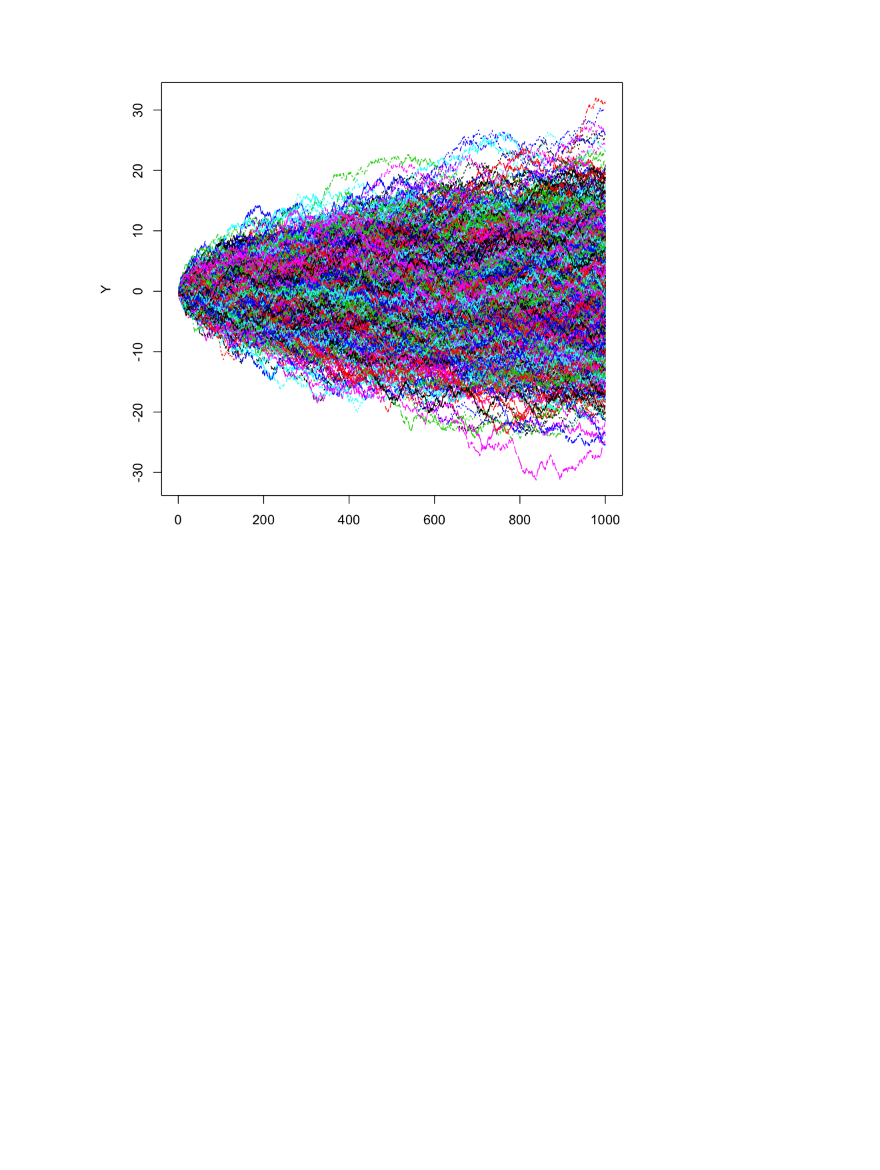
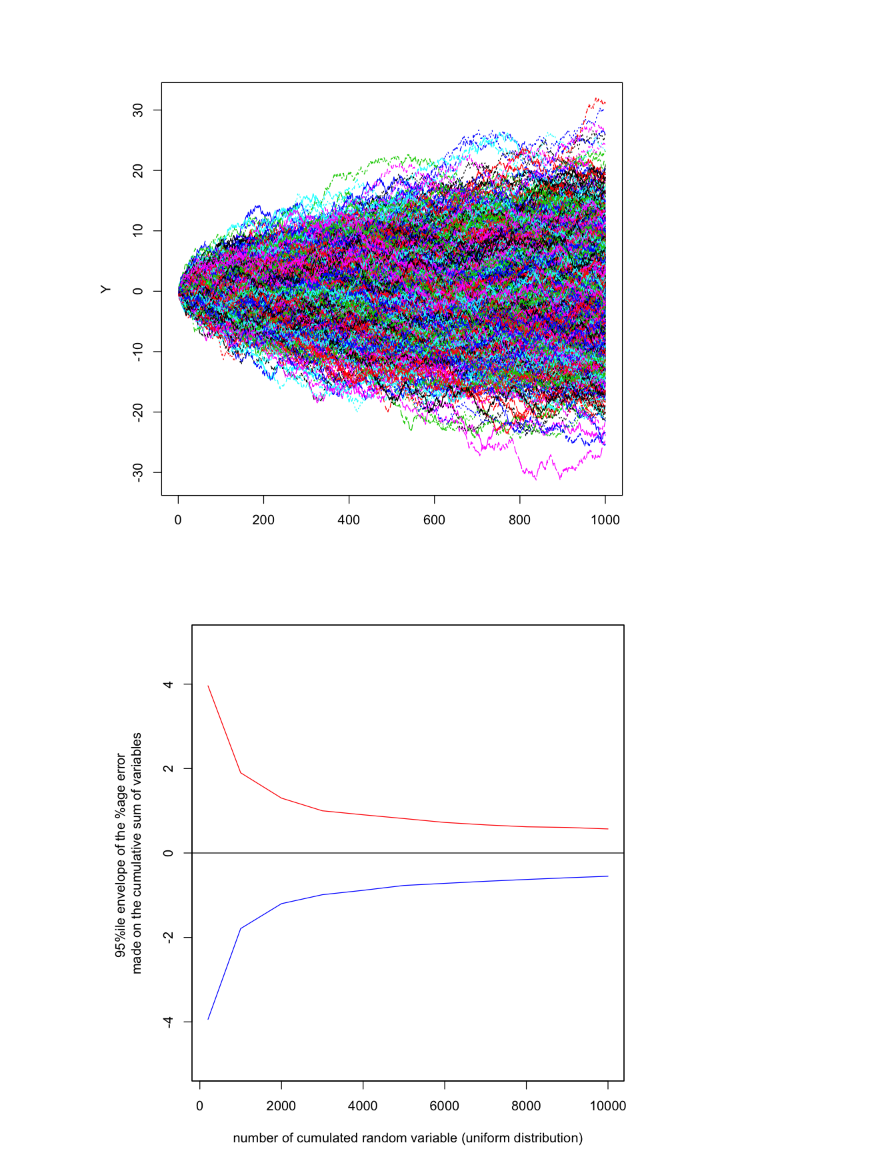
Before and after one commit to francoisbirgand/filling-hydrological-times-series-with-gaps, a Jupyter notebook: Distribution of cumulative random uniform variable in R.ipynb, the cells around one changed output. Cells and saved outputs as stored; diff of their text form; code cells hidden in the pictures; blank space fills up the shorter version.

```diff
--- a/Distribution of cumulative random uniform variable in R.ipynb
+++ b/Distribution of cumulative random uniform variable in R.ipynb
@@ -8,3 +8,24 @@ signif(quantile(Y[dim(Y)[1],],probs = c(0.025,0.975))/dim(Y)[1]*100,3)
  2.5% 97.5%
 -1.74  1.77
 [figure]
+# %%
+nbrun=200
+X<-matrix(runif(nbrun*nbrun),nbrun)-0.5
+Y<-apply(X,2,cumsum)
+beaminf<-signif(quantile(Y[dim(Y)[1],],probs = c(0.025,0.975))/dim(Y)[1]*100,3)[1]
+beamsup<-signif(quantile(Y[dim(Y)[1],],probs = c(0.025,0.975))/dim(Y)[1]*100,3)[2]
+for (nbrun in seq(1000,10000,by=1000)){
+    X<-matrix(runif(nbrun*nbrun),nbrun)-0.5
+    Y<-apply(X,2,cumsum)
+    beaminf<-c(beaminf,signif(quantile(Y[dim(Y)[1],],probs = c(0.025,0.975))/dim(Y)[1]*100,3)[1])
+    beamsup<-c(beamsup,signif(quantile(Y[dim(Y)[1],],probs = c(0.025,0.975))/dim(Y)[1]*100,3)[2])
+}
+par(mar=c(4.5,6,2,2))
+plot(c(200,seq(1000,10000,by=1000)),beaminf,type="l",col="blue",ylim=c(-5,5),
+     xlab="number of cumulated random variable (uniform distribution)",
+     ylab = "95%ile envelope of the %age error \nmade on the cumulative sum of variables")
+abline(h=0)
+par(new=TRUE)
+plot(c(200,seq(1000,10000,by=1000)),beamsup,type="l",col="red",ylim=c(-5,5),xaxt="n",yaxt="n",xlab="",ylab="")
+# %% [output]
+[figure, added]
```
